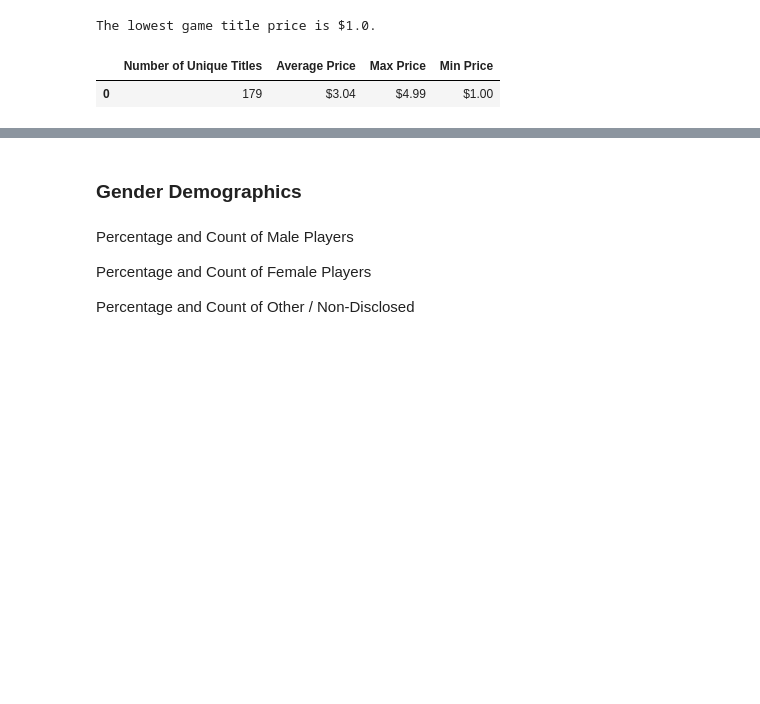
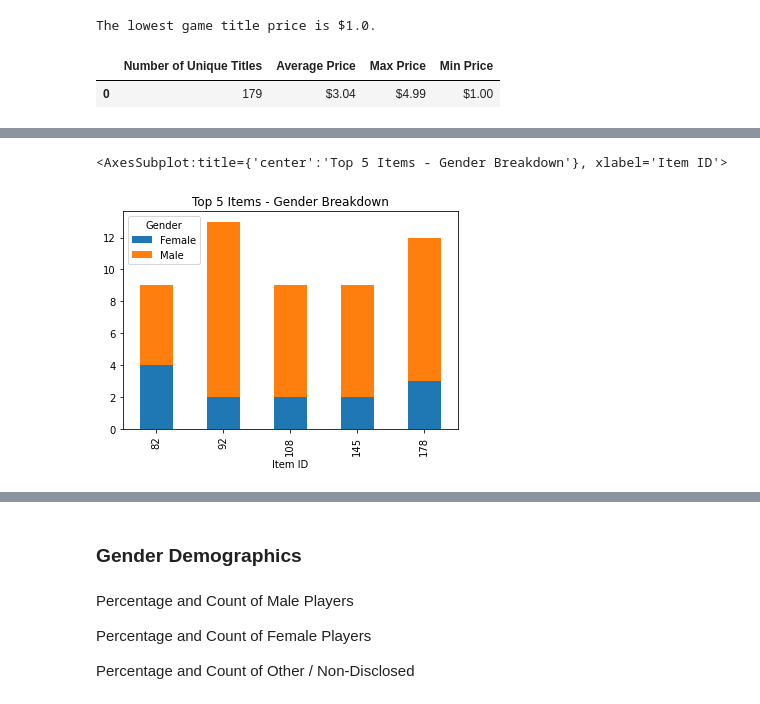
Before and after one commit to mathewqpmiller/Pandas-FantasyGameAnalysis, a Jupyter notebook: Game_Purchase_Analysis_Notebook.ipynb, the cells around one changed output, grey strips where cells are left out. Drawn from its saved outputs; the diff is of its cells as text; code cells hidden in the pictures; blank space fills up the shorter version.

```diff
--- a/Game_Purchase_Analysis_Notebook.ipynb
+++ b/Game_Purchase_Analysis_Notebook.ipynb
@@ -113,0 +176,10 @@ summary_df
+# %%
+# Number of purchases by gender and top five items.
+
+top_items = purchase_dataset["Item ID"].value_counts().head(5).index
+filtered = purchase_dataset[purchase_dataset["Item ID"].isin(top_items)]
+item_gender = filtered.groupby(["Item ID", "Gender"])["Purchase ID"].count().unstack()
+item_gender.plot(kind='bar', stacked=True, title="Top 5 Items - Gender Breakdown")
+# %% [output]
+<AxesSubplot:title={'center':'Top 5 Items - Gender Breakdown'}, xlabel='Item ID'>
+[figure, added]
```
Also changed, not shown: parts of 9 cells of this notebook, 1 other file.
